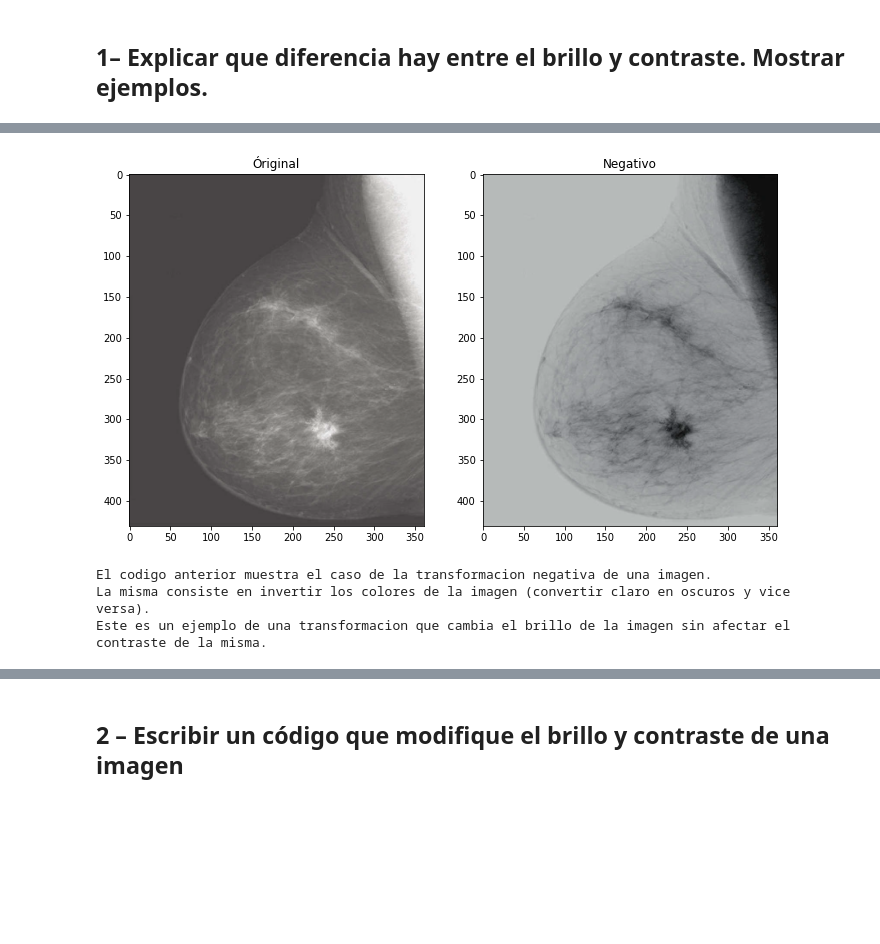
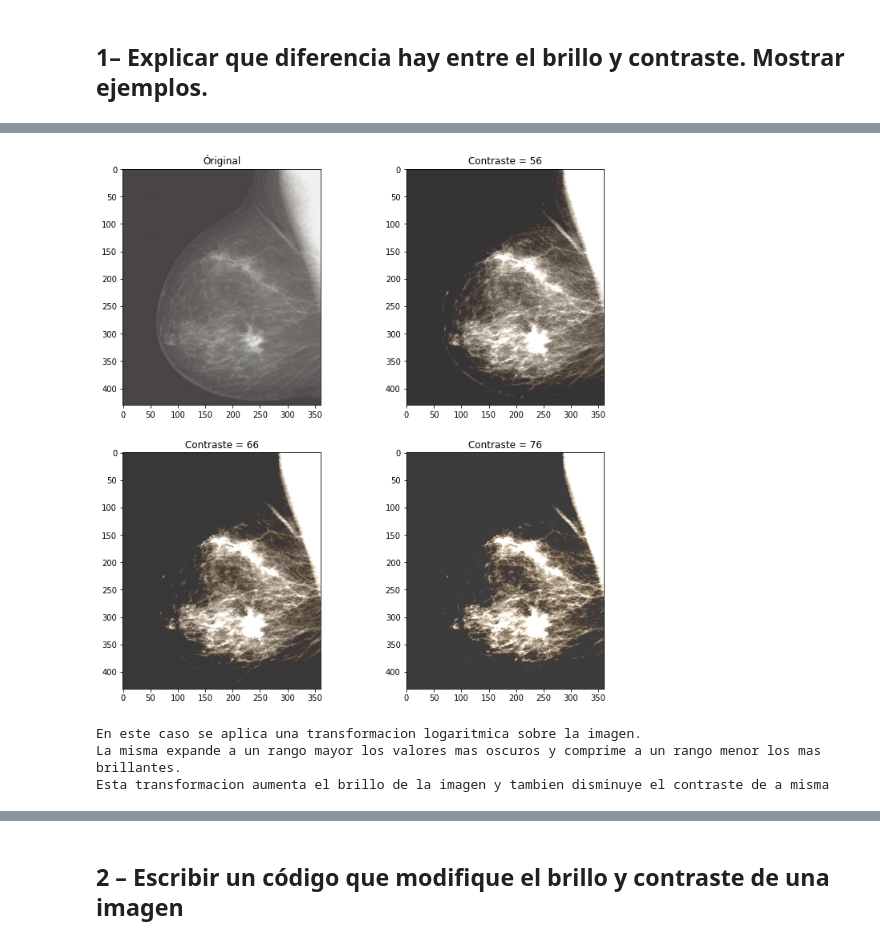
Before and after one commit to LuFernandez/imagaynes, a Jupyter notebook: Procesamiento en el dominio espacial/TpProcesamientoEspacial.ipynb, the cells around one changed output, grey strips where cells are left out. Saved outputs shown, nothing was run; the diff lists cells and outputs as text; code cells hidden in the pictures; blank space fills up the shorter version.

Commit message:
Terminando brillo y constante

```diff
--- a/Procesamiento en el dominio espacial/TpProcesamientoEspacial.ipynb
+++ b/Procesamiento en el dominio espacial/TpProcesamientoEspacial.ipynb
@@ -14,0 +20,2 @@ El brillo de una imagen hace referencia a los valores de intensidad de cada uno
+# %%
+mmamogram_file = wget.download("https://tinyurl.com/y45x2x2r")
@@ -15,31 +70,23 @@ El brillo de una imagen hace referencia a los valores de intensidad de cada uno
 # %%
-def NegativeTransform(img):
-  return 255-img
-def LogTransform(img,L=256):
-  c = (L-1)/np.log2(L)
-  return  c*(np.log2(img))
-def ChangeBrightness(img,desired_brightness)
-
-
 #Original
-img = cv2.imread('mammogram.PNG')
-
 fig_img = plt.figure(figsize=(9,9))
 plt.subplots_adjust(top = 1, bottom = 0, right = 1, left = 0, hspace = 0.2, wspace = 0.2)
-fig_img.add_subplot(121)
+fig_img.add_subplot(221)
 plt.title('Óriginal')
 plt.imshow(img)
 
-fig_img.add_subplot(122)
-plt.title('Negativo')
-plt.imshow(NegativeTransform(img))
+initial_contrast = img.std()
+for i in range(2,5):
+  fig_img.add_subplot(2,2,i)
+  plt.title('Contraste = ' + str(int(initial_contrast + i*10)))
+  plt.imshow( ChangeBrightnessAndContrast(img,desired_brightness=initial_brightness, desired_contrast= initial_contrast + i*10) )
 
 plt.show()
-print("\nEl codigo anterior muestra el caso de la transformacion negativa de una imagen.")
-print("La misma consiste en invertir los colores de la imagen (convertir claro en oscuros y vice versa).")
-print("Este es un ejemplo de una transformacion que cambia el brillo de la imagen sin afectar el contraste de la misma.\n")
+print("En este caso se aplica una transformacion logaritmica sobre la imagen.")
+print("La misma expande a un rango mayor los valores mas oscuros y comprime a un rango menor los mas brillantes.")
+print("Esta transformacion aumenta el brillo de la imagen y tambien disminuye el contraste de a misma")
 # %% [output]
-[figure, old version]
+[figure, new version]
-El codigo anterior muestra el caso de la transformacion negativa de una imagen.
-La misma consiste en invertir los colores de la imagen (convertir claro en oscuros y vice versa).
-Este es un ejemplo de una transformacion que cambia el brillo de la imagen sin afectar el contraste de la misma.
+En este caso se aplica una transformacion logaritmica sobre la imagen.
+La misma expande a un rango mayor los valores mas oscuros y comprime a un rango menor los mas brillantes.
+Esta transformacion aumenta el brillo de la imagen y tambien disminuye el contraste de a misma
```
Also changed, not shown: parts of 9 cells of this notebook.
